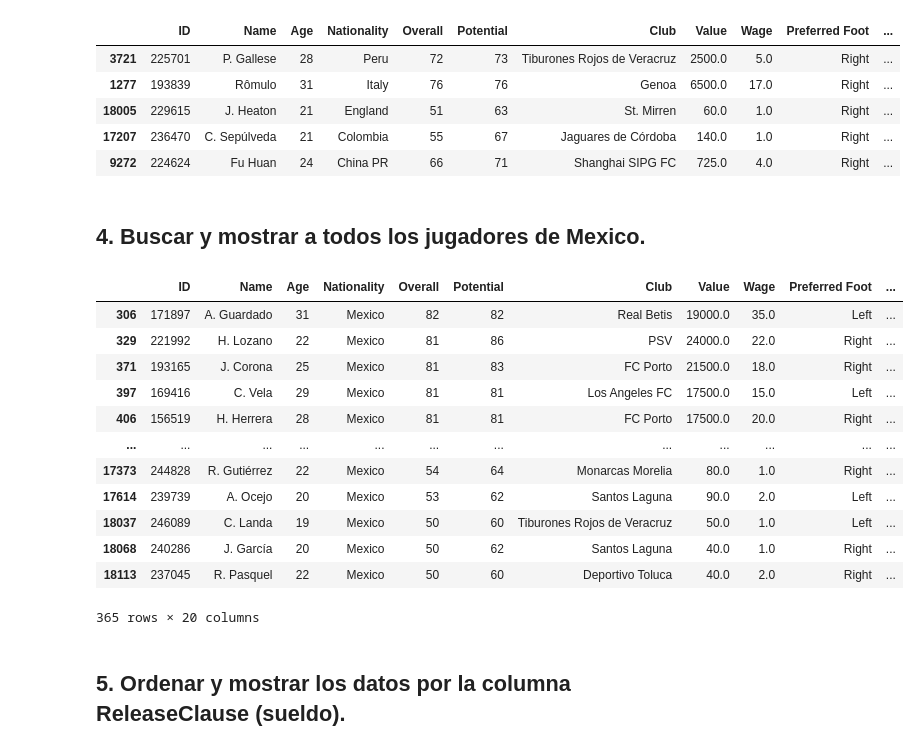
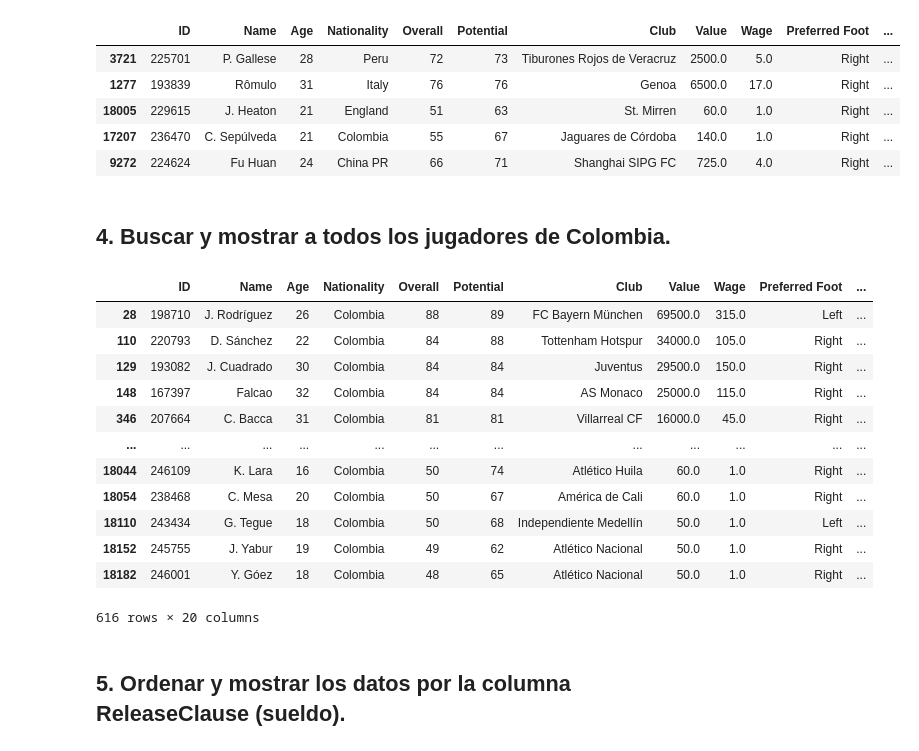
Before and after one commit to hzoscar/EBACMX, a Jupyter notebook: actividad modulo 16-data massaging I.ipynb, the cells around one changed output. Saved outputs shown, nothing was run; the diff lists cells and outputs as text; code cells hidden in the pictures.

Commit message:
Cambiar busqueda de jugadores de futbol Mexico por Colombia.

```diff
--- a/actividad modulo 16-data massaging I.ipynb
+++ b/actividad modulo 16-data massaging I.ipynb
@@ -262,24 +262,24 @@ df.sample(5)
 | 17207 | 236470 | C. Sepúlveda | 21 | Colombia | 55 | 67 | Jaguares de Córdoba | 140.0 | 1.0 | Right | ... |
 | 9272 | 224624 | Fu Huan | 24 | China PR | 66 | 71 | Shanghai SIPG FC | 725.0 | 4.0 | Right | ... |
 # %% [markdown]
-## 4. Buscar y mostrar a todos los jugadores de Mexico.
+## 4. Buscar y mostrar a todos los jugadores de Colombia.
 # %%
-# Utilice la funciòn loc para encontrar todos los jugadores de Mèxico.
-df.loc[df['Nationality']=='Mexico']
+# Utilice la funciòn loc para encontrar todos los jugadores de Colombia.
+df.loc[df['Nationality']=='Colombia']
 # %% [output]
 |  | ID | Name | Age | Nationality | Overall | Potential | Club | Value | Wage | Preferred Foot | ... |
-| 306 | 171897 | A. Guardado | 31 | Mexico | 82 | 82 | Real Betis | 19000.0 | 35.0 | Left | ... |
-| 329 | 221992 | H. Lozano | 22 | Mexico | 81 | 86 | PSV | 24000.0 | 22.0 | Right | ... |
-| 371 | 193165 | J. Corona | 25 | Mexico | 81 | 83 | FC Porto | 21500.0 | 18.0 | Right | ... |
-| 397 | 169416 | C. Vela | 29 | Mexico | 81 | 81 | Los Angeles FC | 17500.0 | 15.0 | Left | ... |
-| 406 | 156519 | H. Herrera | 28 | Mexico | 81 | 81 | FC Porto | 17500.0 | 20.0 | Right | ... |
+| 28 | 198710 | J. Rodríguez | 26 | Colombia | 88 | 89 | FC Bayern München | 69500.0 | 315.0 | Left | ... |
+| 110 | 220793 | D. Sánchez | 22 | Colombia | 84 | 88 | Tottenham Hotspur | 34000.0 | 105.0 | Right | ... |
+| 129 | 193082 | J. Cuadrado | 30 | Colombia | 84 | 84 | Juventus | 29500.0 | 150.0 | Right | ... |
+| 148 | 167397 | Falcao | 32 | Colombia | 84 | 84 | AS Monaco | 25000.0 | 115.0 | Right | ... |
+| 346 | 207664 | C. Bacca | 31 | Colombia | 81 | 81 | Villarreal CF | 16000.0 | 45.0 | Right | ... |
 | ... | ... | ... | ... | ... | ... | ... | ... | ... | ... | ... | ... |
-| 17373 | 244828 | R. Gutiérrez | 22 | Mexico | 54 | 64 | Monarcas Morelia | 80.0 | 1.0 | Right | ... |
-| 17614 | 239739 | A. Ocejo | 20 | Mexico | 53 | 62 | Santos Laguna | 90.0 | 2.0 | Left | ... |
-| 18037 | 246089 | C. Landa | 19 | Mexico | 50 | 60 | Tiburones Rojos de Veracruz | 50.0 | 1.0 | Left | ... |
-| 18068 | 240286 | J. García | 20 | Mexico | 50 | 62 | Santos Laguna | 40.0 | 1.0 | Right | ... |
-| 18113 | 237045 | R. Pasquel | 22 | Mexico | 50 | 60 | Deportivo Toluca | 40.0 | 2.0 | Right | ... |
+| 18044 | 246109 | K. Lara | 16 | Colombia | 50 | 74 | Atlético Huila | 60.0 | 1.0 | Right | ... |
+| 18054 | 238468 | C. Mesa | 20 | Colombia | 50 | 67 | América de Cali | 60.0 | 1.0 | Right | ... |
+| 18110 | 243434 | G. Tegue | 18 | Colombia | 50 | 68 | Independiente Medellín | 50.0 | 1.0 | Left | ... |
+| 18152 | 245755 | J. Yabur | 19 | Colombia | 49 | 62 | Atlético Nacional | 50.0 | 1.0 | Right | ... |
+| 18182 | 246001 | Y. Góez | 18 | Colombia | 48 | 65 | Atlético Nacional | 50.0 | 1.0 | Right | ... |
-365 rows × 20 columns
+616 rows × 20 columns
 # %% [markdown]
 ## 5. Ordenar y mostrar los datos por la columna ReleaseClause (sueldo).
 # %%
```
